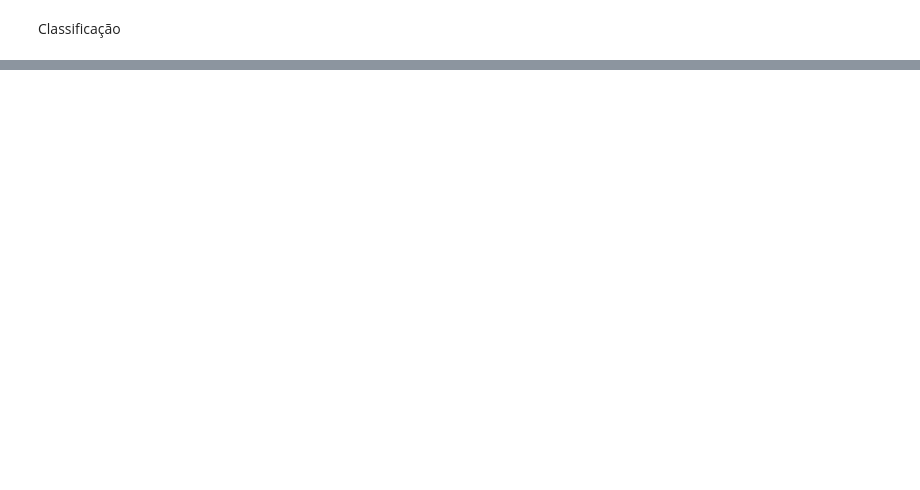
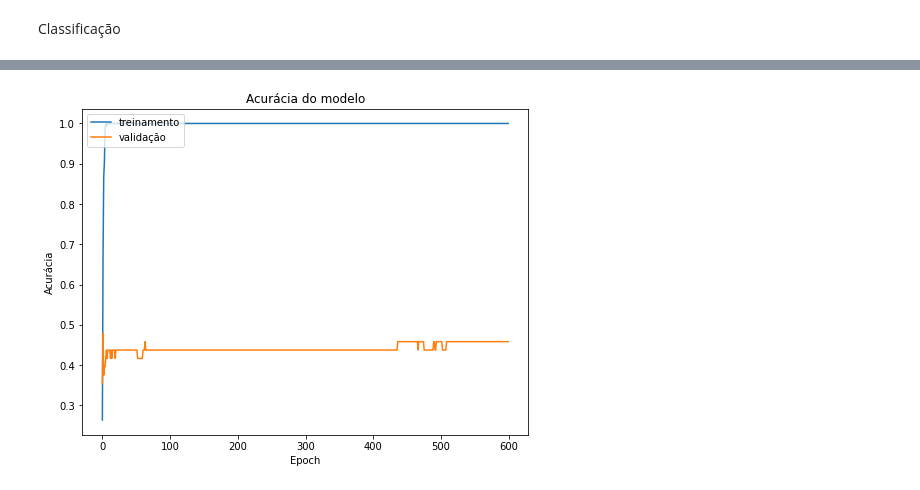
Before and after one commit to ramonfv/iniciacao-cientifica-BCI, a Jupyter notebook: Script_Iniciacao_Ramon.ipynb, the cells around one changed output, grey strips where cells are left out. Saved outputs shown, nothing was run; the diff lists cells and outputs as text; code cells hidden in the pictures; blank space fills up the shorter version.

```diff
--- a/Script_Iniciacao_Ramon.ipynb
+++ b/Script_Iniciacao_Ramon.ipynb
@@ -232,0 +436,5 @@ Acurácia da validação: 91.66666666666666
+# %%
+scaler = StandardScaler()
+scaler.fit(H_FFT)
+scaled = scaler.transform(H_FFT)
+scaled.shape
@@ -232,0 +466,5 @@ Acurácia da validação: 91.66666666666666
+# %%
+n_features, reshape_input, n_outputs = xtrain.shape[1], xtrain.shape[2], R_CNN.shape[1]
+print(n_features)
+print(reshape_input)
+print(n_outputs)
@@ -232,0 +477,9 @@ Acurácia da validação: 91.66666666666666
+# %%
+# o input shape assume a mesma dimensão da matriz de atributos
+input_shape = (n_features,1)
+tamFiltro = 110
+# 48 tam ideial
+# kernel_size: An integer or tuple/list of a single integer, specifying the length of the 1D convolution window.
+tamKernel = 10
+# 10 tam ideial
+numItens = 4
@@ -232,0 +608,50 @@ Acurácia da validação: 91.66666666666666
+# %%
+# topologia
+model = Sequential()
+model.add(Conv1D(filters=tamFiltro, kernel_size=tamKernel, activation='tanh', input_shape=(input_shape)))
+model.add(Conv1D(filters=tamFiltro, kernel_size=tamKernel, activation='tanh'))
+# model.add(Conv1D(filters=tamFiltro, kernel_size=tamKernel, activation='relu'))
+# model.add(MaxPooling1D())
+# model.add(AveragePooling1D())
+# model.add(Conv1D(filters=tamFiltro, kernel_size=tamKernel, activation='tanh'))
+# model.add(Conv1D(filters=tamFiltro, kernel_size=tamKernel, activation='tanh'))
+# model.add(Conv1D(filters=tamFiltro, kernel_size=tamKernel, activation='tanh'))
+
+# model.add(AveragePooling1D())
+model.add(BatchNormalization(axis=1))
+model.add(AveragePooling1D(pool_size=1, padding='same'))
+model.add(Dropout(0.3))
+# model.add(Dropout(0.3))
+# model.add(MaxPooling1D(pool_size=3, padding='same')),
+# model.add(Conv1D(filters=tamFiltro, kernel_size=tamKernel, activation='tanh'))
+# # model.add(Conv1D(filters=tamFiltro, kernel_size=tamKernel, activation='tanh'))
+
+# model.add(BatchNormalization(axis=1))
+# model.add(AveragePooling1D(pool_size=2, padding='same'))
+# model.add(Dropout(0.45))
+#       # MaxPooling1D(),
+ # taxa de aprendizagem
+# model.add(MaxPooling1D(pool_size=2))
+model.add(Flatten())
+model.add(Dense(1000, activation='tanh'))
+model.add(Dense(100, activation='tanh'))
+model.add(Dropout(0.1))
+model.add(Dense(n_outputs, activation='softmax'))
+model.summary()
+# model.add(Flatten())
+model.compile(optimizer=SGD(learning_rate = 0.009),
+              loss='categorical_crossentropy',
+              metrics=['categorical_accuracy'])
+# Accuracy
+# categorical_accuracy'
+# categorical_crossentropy
+history = model.fit(xtrain, ytrain, epochs= 600, verbose = 0,validation_data=(xtest, ytest))
+plt.figure(figsize=(8, 6))
+plt.plot(history.history['categorical_accuracy'])
+plt.plot(history.history['val_categorical_accuracy'])
+plt.title('Acurácia do modelo')
+plt.ylabel('Acurácia')
+plt.xlabel('Epoch')
+plt.legend(['treinamento', 'validação'], loc='upper left')
+plt.show()
+# %% [output]
@@ -232,0 +675 @@ Acurácia da validação: 91.66666666666666
+[figure, added]
```
Also changed, not shown: parts of 57 cells of this notebook.
